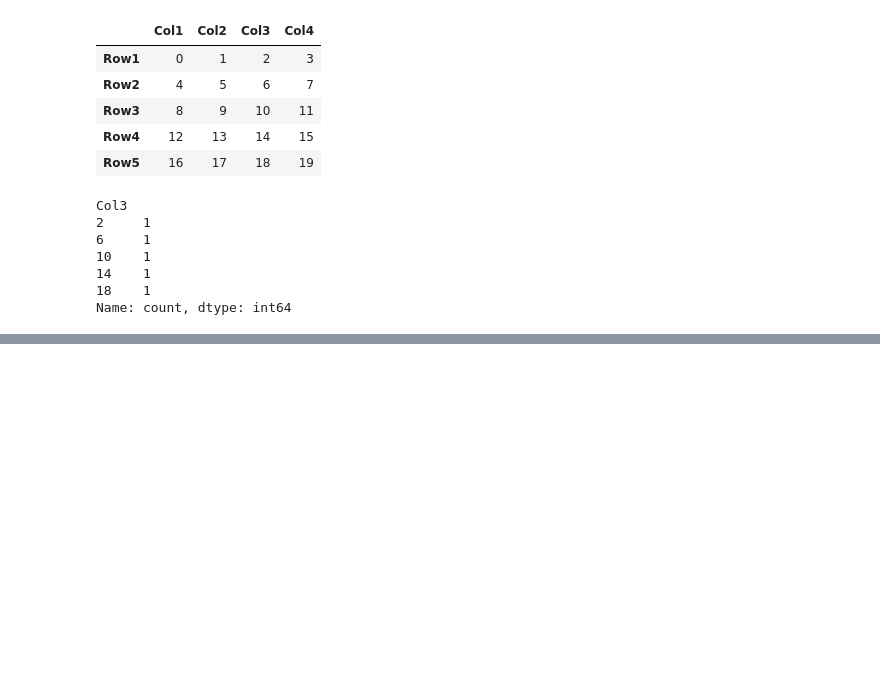
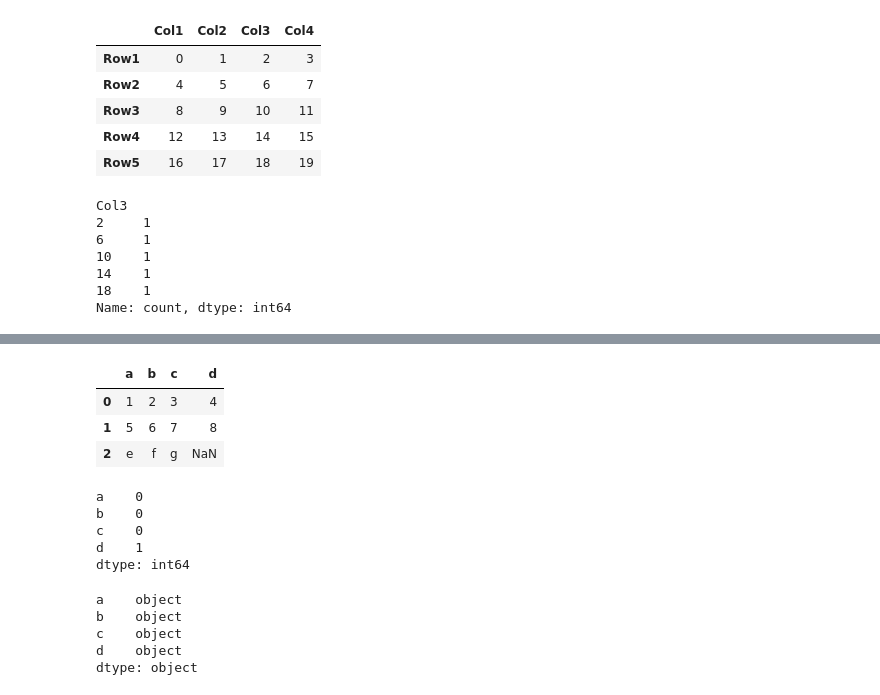
Before and after one commit to SejalKumari011/Python-Libraries, a Jupyter notebook: pandas.ipynb, the cells around one changed output, grey strips where cells are left out. Drawn from its saved outputs; the diff is of its cells as text; code cells hidden in the pictures; blank space fills up the shorter version.

```diff
--- a/pandas.ipynb
+++ b/pandas.ipynb
@@ -237,0 +272,7 @@ Name: count, dtype: int64
+# %%
+data=('a,b,c,d\n'
+      '1,2,3,4\n'
+      '5,6,7,8\n'
+      'e,f,g')
+
+data
@@ -237,0 +299,2 @@ Name: count, dtype: int64
+# %%
+df1=pd.read_csv(StringIO(data),dtype=object)
@@ -237,0 +315,23 @@ Name: count, dtype: int64
+# %%
+df1
+# %% [output]
+|  | a | b | c | d |
+| 0 | 1 | 2 | 3 | 4 |
+| 1 | 5 | 6 | 7 | 8 |
+| 2 | e | f | g | NaN |
+# %%
+df1.isnull().sum()
+# %% [output]
+a    0
+b    0
+c    0
+d    1
+dtype: int64
+# %%
+df1.dtypes
+# %% [output]
+a    object
+b    object
+c    object
+d    object
+dtype: object
```
Also changed, not shown: parts of 10 cells of this notebook, 2 other files.
